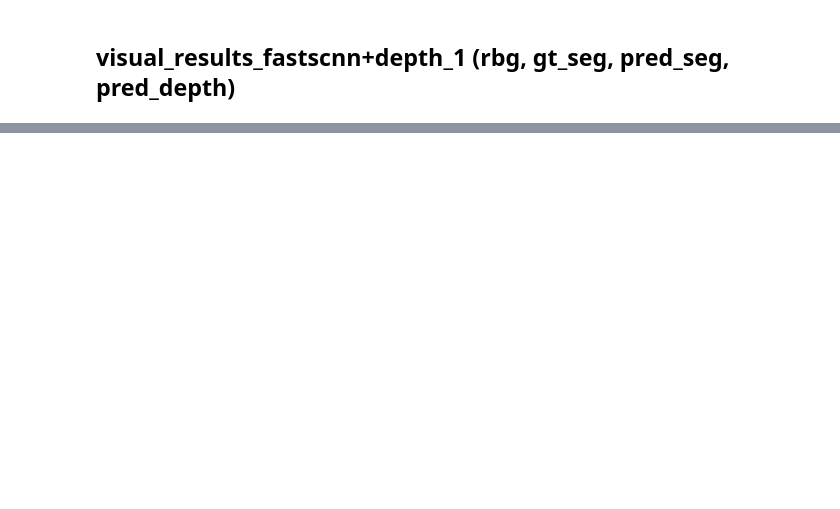
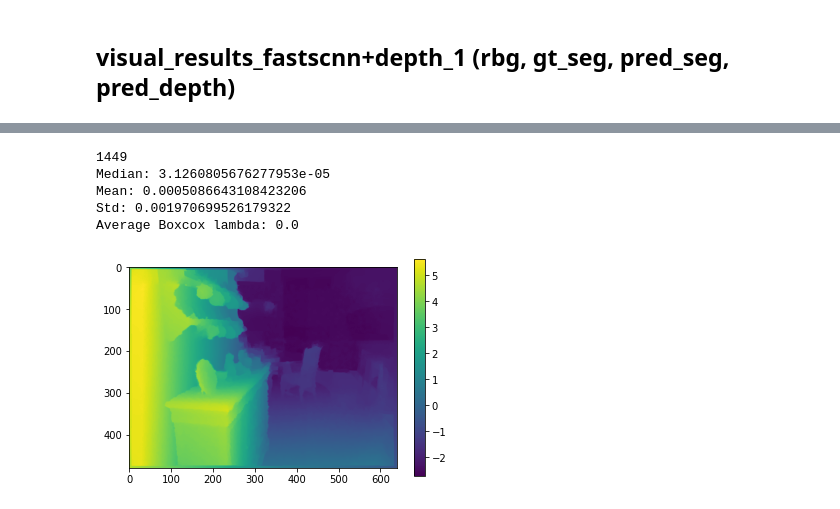
Before and after one commit to ethz-asl/background_foreground_segmentation, a Jupyter notebook: src/visualizations.ipynb, the cells around one changed output, grey strips where cells are left out. Cells and saved outputs as stored; diff of their text form; code cells hidden in the pictures; blank space fills up the shorter version.

```diff
--- a/src/visualizations.ipynb
+++ b/src/visualizations.ipynb
@@ -494,0 +508,47 @@ tf.Tensor([0.14951706], shape=(1,), dtype=float32)
+# %%
+nyu_depth_ds_complete = tfds.load("NyuDepthV2LabeledDepth", split="full")
+# %%
+summed_median = 0
+summed_mean = 0
+summed_std = 0
+summed_blambda = 0
+print(len(nyu_depth_ds_complete))
+for entry in nyu_depth_ds_complete:
+    depth_label_orig = entry['label']['distance']
+    ## preprocess nyu depth
+    depth_label = tf.expand_dims(depth_label_orig, -1)
+    depth_norm_2 = tf.where(
+        tf.equal(depth_label, tf.constant(0, dtype=tf.float32)),
+        tf.constant(float('nan'), dtype=tf.float32), depth_label)
+    depth_norm_2 = tf.where(
+        tf.less(depth_norm_2, tf.constant(0.5, dtype=tf.float32)),
+        tf.constant(float(0.5), dtype=tf.float32), depth_norm_2)
+    depth_norm_2 = 10 / depth_norm_2 - 4.03 # inverse + median scaling
+    # depth_norm_2 = (depth_norm_2**0.54 - 1)/0.54 - 1.29 # boxcox + median scaling
+    blambda = 0 # dummy
+    # test, blambda = preprocess_boxcox_standardize(depth_norm_2)
+    median = np.nanmedian(depth_norm_2)
+    mean = np.nanmean(depth_norm_2)
+    std = np.nanstd(depth_norm_2)
+    summed_median += median
+    summed_mean += mean
+    summed_std += std
+    summed_blambda += blambda
+    plt.imshow(np.squeeze(depth_norm_2))
+    plt.colorbar()
+    break
+final_blambda = summed_blambda / len(nyu_depth_ds_complete)
+final_median = summed_median / len(nyu_depth_ds_complete)
+final_mean = summed_mean / len(nyu_depth_ds_complete)
+final_std = summed_std / len(nyu_depth_ds_complete)
+print("Median: {}".format(final_median))
+print("Mean: {}".format(final_mean))
+print("Std: {}".format(final_std))
+print("Average Boxcox lambda: {}".format(final_blambda)) # 0.5397 (non-inverse, of course)
+# %% [output]
+1449
+Median: 3.1260805676277953e-05
+Mean: 0.0005086643108423206
+Std: 0.001970699526179322
+Average Boxcox lambda: 0.0
+[figure, added]
```
Also changed, not shown: parts of 13 cells of this notebook, 1 other file.
